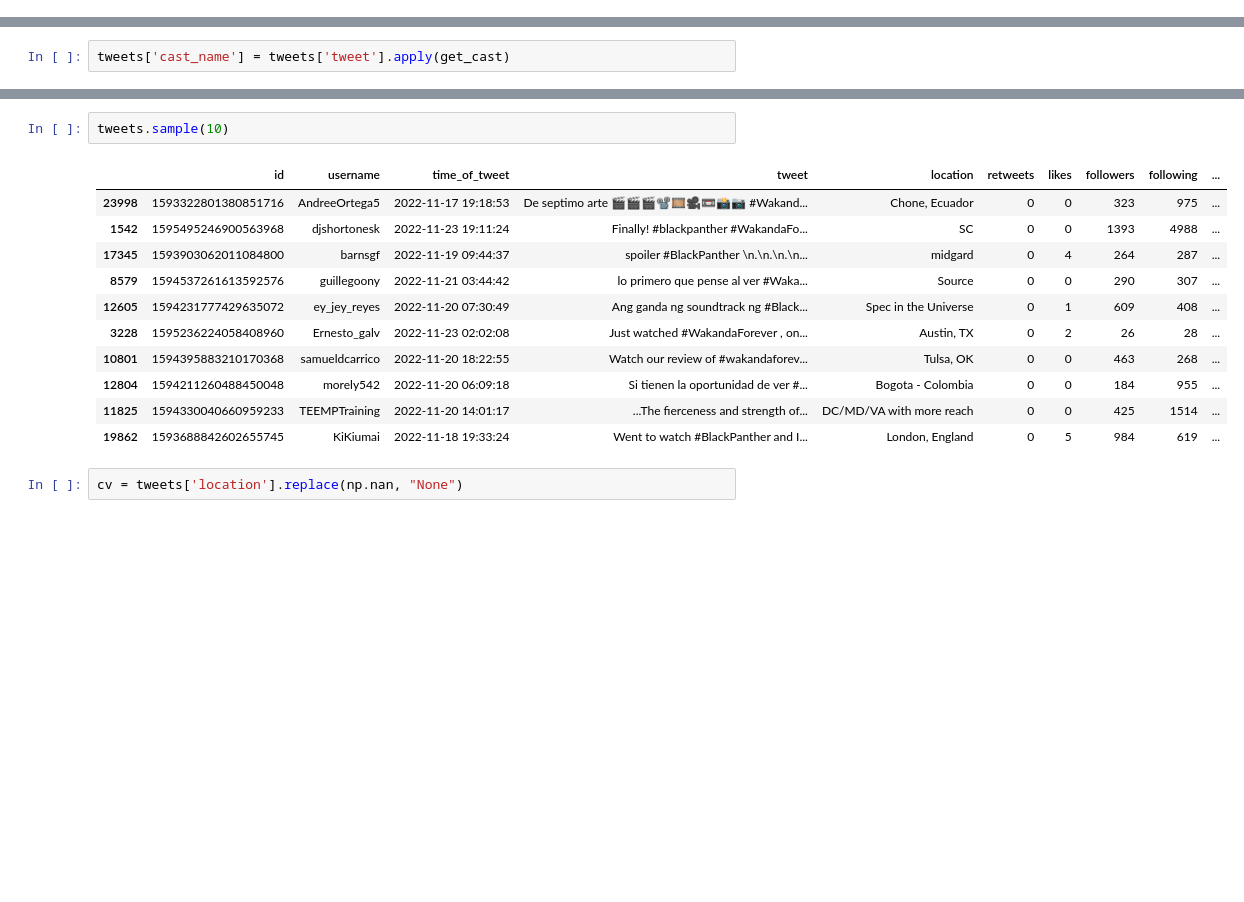
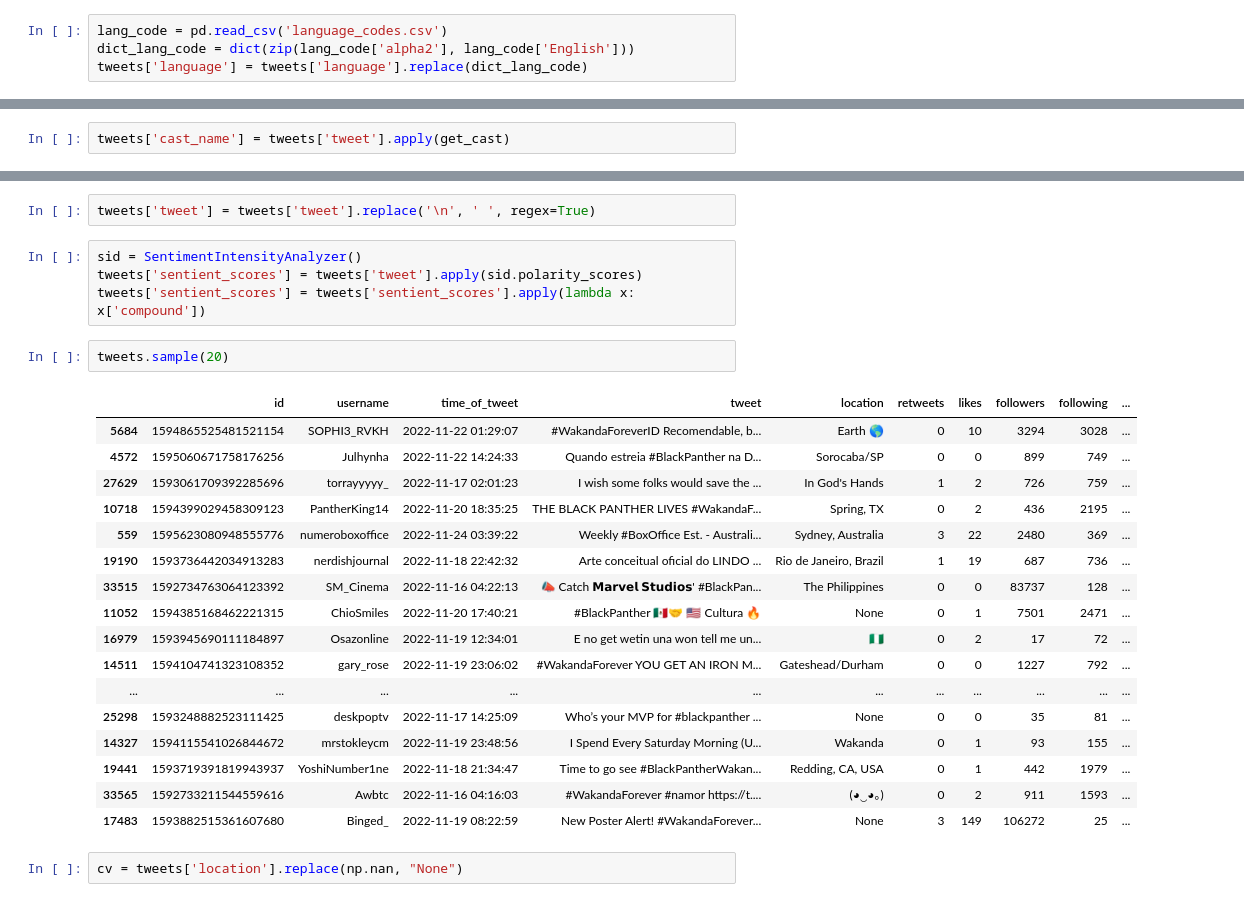
Before and after one commit to joshuaati/black_panther_tweet_analysis, a Jupyter notebook: app.ipynb, the cells around one changed output, grey strips where cells are left out. Saved outputs shown, nothing was run; the diff lists cells and outputs as text; blank space fills up the shorter version.

```diff
--- a/app.ipynb
+++ b/app.ipynb
@@ -90,6 +89,10 @@ def get_languages(tweet):
     return tweet
 # %%
 tweets['language'] = tweets['tweet'].apply(get_languages)
+# %%
+lang_code = pd.read_csv('language_codes.csv')
+dict_lang_code = dict(zip(lang_code['alpha2'], lang_code['English']))
+tweets['language'] = tweets['language'].replace(dict_lang_code)
 # %%
 tweets.language.value_counts()[:10]
 # %% [output]
@@ -150,17 +153,29 @@ Happy
+# %%
+tweets['tweet'] = tweets['tweet'].replace('\n', ' ', regex=True)
+# %%
+sid = SentimentIntensityAnalyzer()
+tweets['sentient_scores'] = tweets['tweet'].apply(sid.polarity_scores)
+tweets['sentient_scores'] = tweets['sentient_scores'].apply(lambda x: x['compound'])
 # %%
-tweets.sample(10)
+tweets.sample(20)
 # %% [output]
 |  | id | username | time_of_tweet | tweet | location | retweets | likes | followers | following | ... |
-| 23998 | 1593322801380851716 | AndreeOrtega5 | 2022-11-17 19:18:53 | De septimo arte 🎬🎬🎬📽🎞🎥📼📸📷 #Wakand... | Chone, Ecuador | 0 | 0 | 323 | 975 | ... |
-| 1542 | 1595495246900563968 | djshortonesk | 2022-11-23 19:11:24 | Finally! #blackpanther #WakandaFo... | SC | 0 | 0 | 1393 | 4988 | ... |
-| 17345 | 1593903062011084800 | barnsgf | 2022-11-19 09:44:37 | spoiler #BlackPanther \n.\n.\n.\n... | midgard | 0 | 4 | 264 | 287 | ... |
-| 8579 | 1594537261613592576 | guillegoony | 2022-11-21 03:44:42 | lo primero que pense al ver #Waka... | Source | 0 | 0 | 290 | 307 | ... |
-| 12605 | 1594231777429635072 | ey_jey_reyes | 2022-11-20 07:30:49 | Ang ganda ng soundtrack ng #Black... | Spec in the Universe | 0 | 1 | 609 | 408 | ... |
-| 3228 | 1595236224058408960 | Ernesto_galv | 2022-11-23 02:02:08 | Just watched #WakandaForever , on... | Austin, TX | 0 | 2 | 26 | 28 | ... |
-| 10801 | 1594395883210170368 | samueldcarrico | 2022-11-20 18:22:55 | Watch our review of #wakandaforev... | Tulsa, OK | 0 | 0 | 463 | 268 | ... |
-| 12804 | 1594211260488450048 | morely542 | 2022-11-20 06:09:18 | Si tienen la oportunidad de ver #... | Bogota - Colombia | 0 | 0 | 184 | 955 | ... |
-| 11825 | 1594330040660959233 | TEEMPTraining | 2022-11-20 14:01:17 | ...The fierceness and strength of... | DC/MD/VA with more reach | 0 | 0 | 425 | 1514 | ... |
-| 19862 | 1593688842602655745 | KiKiumai | 2022-11-18 19:33:24 | Went to watch #BlackPanther and I... | London, England | 0 | 5 | 984 | 619 | ... |
+| 5684 | 1594865525481521154 | SOPHI3_RVKH | 2022-11-22 01:29:07 | #WakandaForeverID Recomendable, b... | Earth 🌎 | 0 | 10 | 3294 | 3028 | ... |
+| 4572 | 1595060671758176256 | Julhynha | 2022-11-22 14:24:33 | Quando estreia #BlackPanther na D... | Sorocaba/SP | 0 | 0 | 899 | 749 | ... |
+| 27629 | 1593061709392285696 | torrayyyyy_ | 2022-11-17 02:01:23 | I wish some folks would save the ... | In God's Hands | 1 | 2 | 726 | 759 | ... |
+| 10718 | 1594399029458309123 | PantherKing14 | 2022-11-20 18:35:25 | THE BLACK PANTHER LIVES #WakandaF... | Spring, TX | 0 | 2 | 436 | 2195 | ... |
+| 559 | 1595623080948555776 | numeroboxoffice | 2022-11-24 03:39:22 | Weekly #BoxOffice Est. - Australi... | Sydney, Australia | 3 | 22 | 2480 | 369 | ... |
+| 19190 | 1593736442034913283 | nerdishjournal | 2022-11-18 22:42:32 | Arte conceitual oficial do LINDO ... | Rio de Janeiro, Brazil | 1 | 19 | 687 | 736 | ... |
+| 33515 | 1592734763064123392 | SM_Cinema | 2022-11-16 04:22:13 | 📣 Catch 𝗠𝗮𝗿𝘃𝗲𝗹 𝗦𝘁𝘂𝗱𝗶𝗼𝘀' #BlackPan... | The Philippines | 0 | 0 | 83737 | 128 | ... |
+| 11052 | 1594385168462221315 | ChioSmiles | 2022-11-20 17:40:21 | #BlackPanther 🇲🇽🤝 🇺🇸 Cultura 🔥 | None | 0 | 1 | 7501 | 2471 | ... |
+| 16979 | 1593945690111184897 | Osazonline | 2022-11-19 12:34:01 | E no get wetin una won tell me un... | 🇳🇬 | 0 | 2 | 17 | 72 | ... |
+| 14511 | 1594104741323108352 | gary_rose | 2022-11-19 23:06:02 | #WakandaForever YOU GET AN IRON M... | Gateshead/Durham | 0 | 0 | 1227 | 792 | ... |
+| ... | ... | ... | ... | ... | ... | ... | ... | ... | ... | ... |
+| 25298 | 1593248882523111425 | deskpoptv | 2022-11-17 14:25:09 | Who’s your MVP for #blackpanther ... | None | 0 | 0 | 35 | 81 | ... |
+| 14327 | 1594115541026844672 | mrstokleycm | 2022-11-19 23:48:56 | I Spend Every Saturday Morning (U... | Wakanda | 0 | 1 | 93 | 155 | ... |
+| 19441 | 1593719391819943937 | YoshiNumber1ne | 2022-11-18 21:34:47 | Time to go see #BlackPantherWakan... | Redding, CA, USA | 0 | 1 | 442 | 1979 | ... |
+| 33565 | 1592733211544559616 | Awbtc | 2022-11-16 04:16:03 | #WakandaForever #namor https://t.... | (◕‿◕｡) | 0 | 2 | 911 | 1593 | ... |
+| 17483 | 1593882515361607680 | Binged_ | 2022-11-19 08:22:59 | New Poster Alert! #WakandaForever... | None | 3 | 149 | 106272 | 25 | ... |
 # %%
 cv = tweets['location'].replace(np.nan, "None")
 # %%
```
Also changed, not shown: parts of 11 cells of this notebook, 2 other files.
